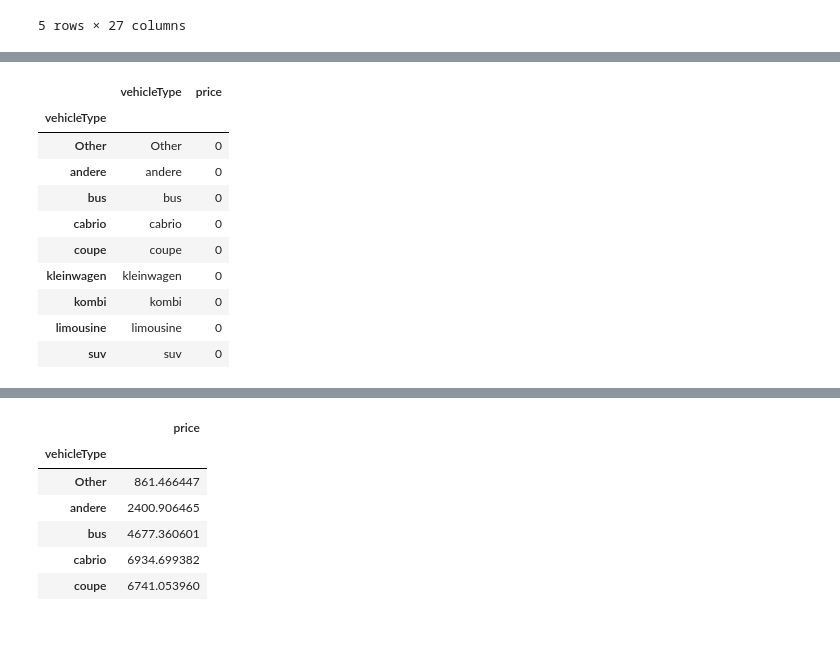
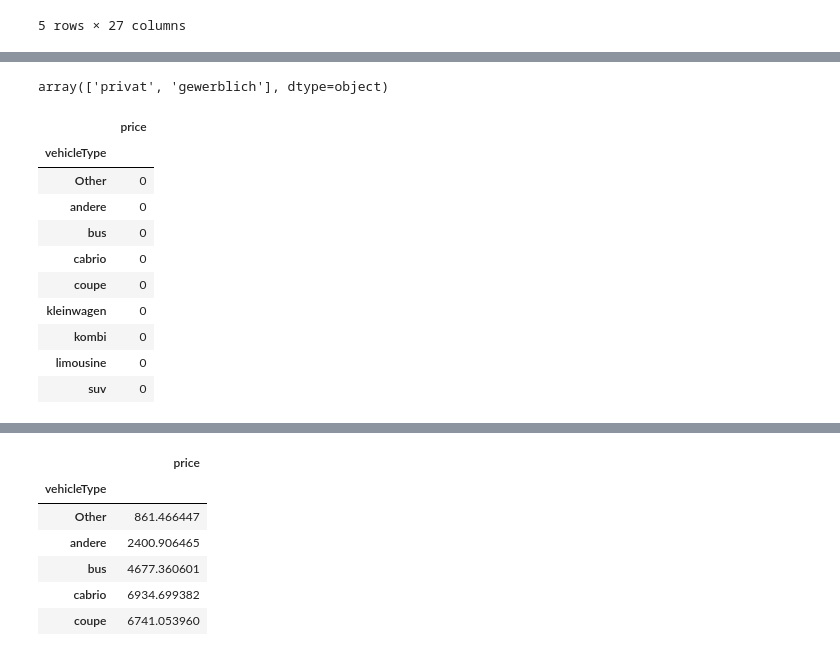
Before and after one commit to Ertugrul-Kurubal/Data-Visualization-With-Python, a Jupyter notebook: In Class Homework.ipynb, the cells around one changed output, grey strips where cells are left out. Saved outputs shown, nothing was run; the diff lists cells and outputs as text; code cells hidden in the pictures.

```diff
--- a/In Class Homework.ipynb
+++ b/In Class Homework.ipynb
@@ -33,17 +33,21 @@ Data columns (total 27 columns):
  26  monthsOld            313687 non-null  int64
 dtypes: int64(11), object(16)
 memory usage: 64.6+ MB
+# %%
+df.seller.unique()
+# %% [output]
+array(['privat', 'gewerblich'], dtype=object)
 # %%
-df.groupby("vehicleType")[["vehicleType","price"]].min()
+df.groupby("vehicleType")[["price"]].min()
 # %% [output]
-|  | vehicleType | price |
-| vehicleType |  |  |
-| Other | Other | 0 |
-| andere | andere | 0 |
-| bus | bus | 0 |
-| cabrio | cabrio | 0 |
-| coupe | coupe | 0 |
-| kleinwagen | kleinwagen | 0 |
-| kombi | kombi | 0 |
-| limousine | limousine | 0 |
-| suv | suv | 0 |
+|  | price |
+| vehicleType |  |
+| Other | 0 |
+| andere | 0 |
+| bus | 0 |
+| cabrio | 0 |
+| coupe | 0 |
+| kleinwagen | 0 |
+| kombi | 0 |
+| limousine | 0 |
+| suv | 0 |
```
Also changed, not shown: parts of 11 cells of this notebook.
